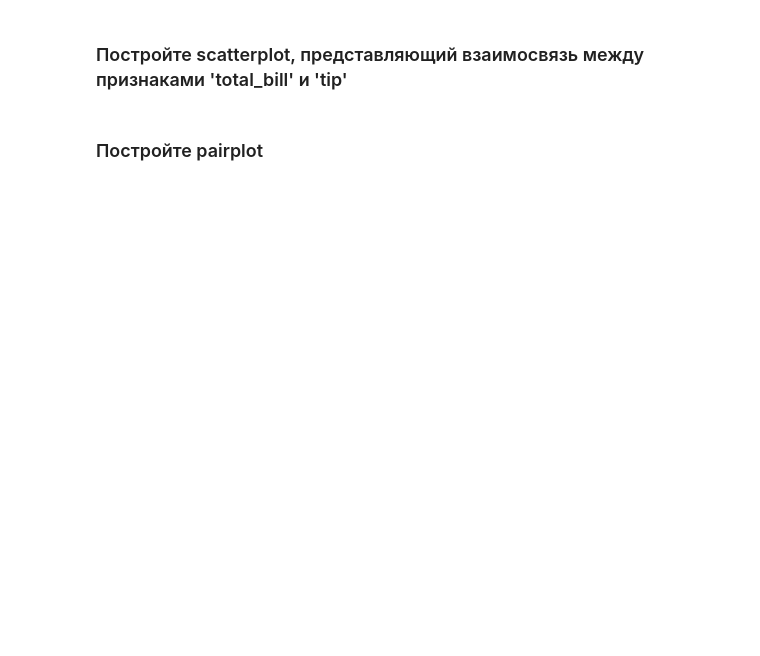
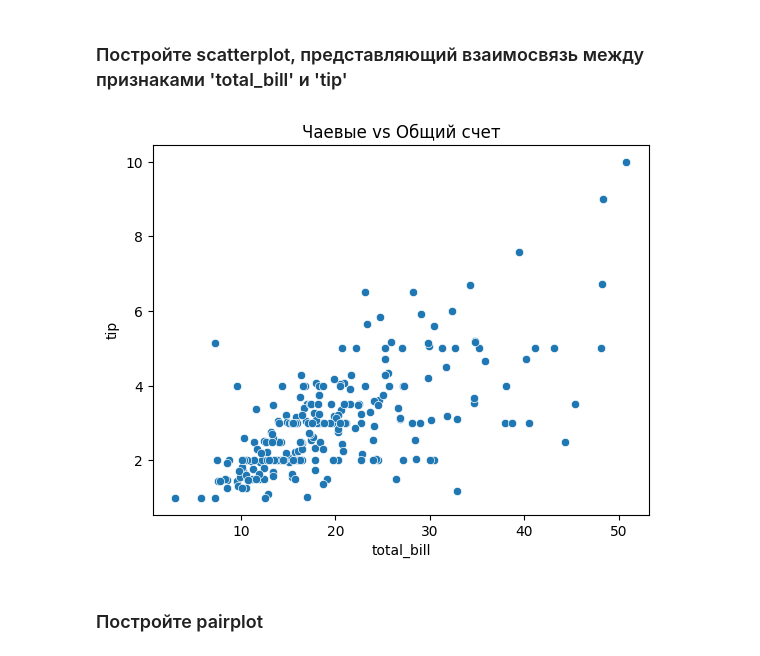
Before and after one commit to Ma-rCh/ML-Basic, a Jupyter notebook: homework_07/homework_07.ipynb, the cells around one changed output. Saved outputs shown, nothing was run; the diff lists cells and outputs as text; code cells hidden in the pictures; blank space fills up the shorter version.

```diff
--- a/homework_07/homework_07.ipynb
+++ b/homework_07/homework_07.ipynb
@@ -202,2 +308,12 @@ array([[0.37969786, 0.6720854 , 0.65553536, 0.54884068, 0.01484636,
+# %%
+# ВАШ КОД ЗДЕСЬ
+sns.scatterplot(
+    data=tips,
+    x='total_bill',
+    y='tip'
+)
+plt.title('Чаевые vs Общий счет');
+# %% [output]
+[figure, added]
 # %% [markdown]
 ### Постройте pairplot
```
Also changed, not shown: parts of 30 cells of this notebook.
